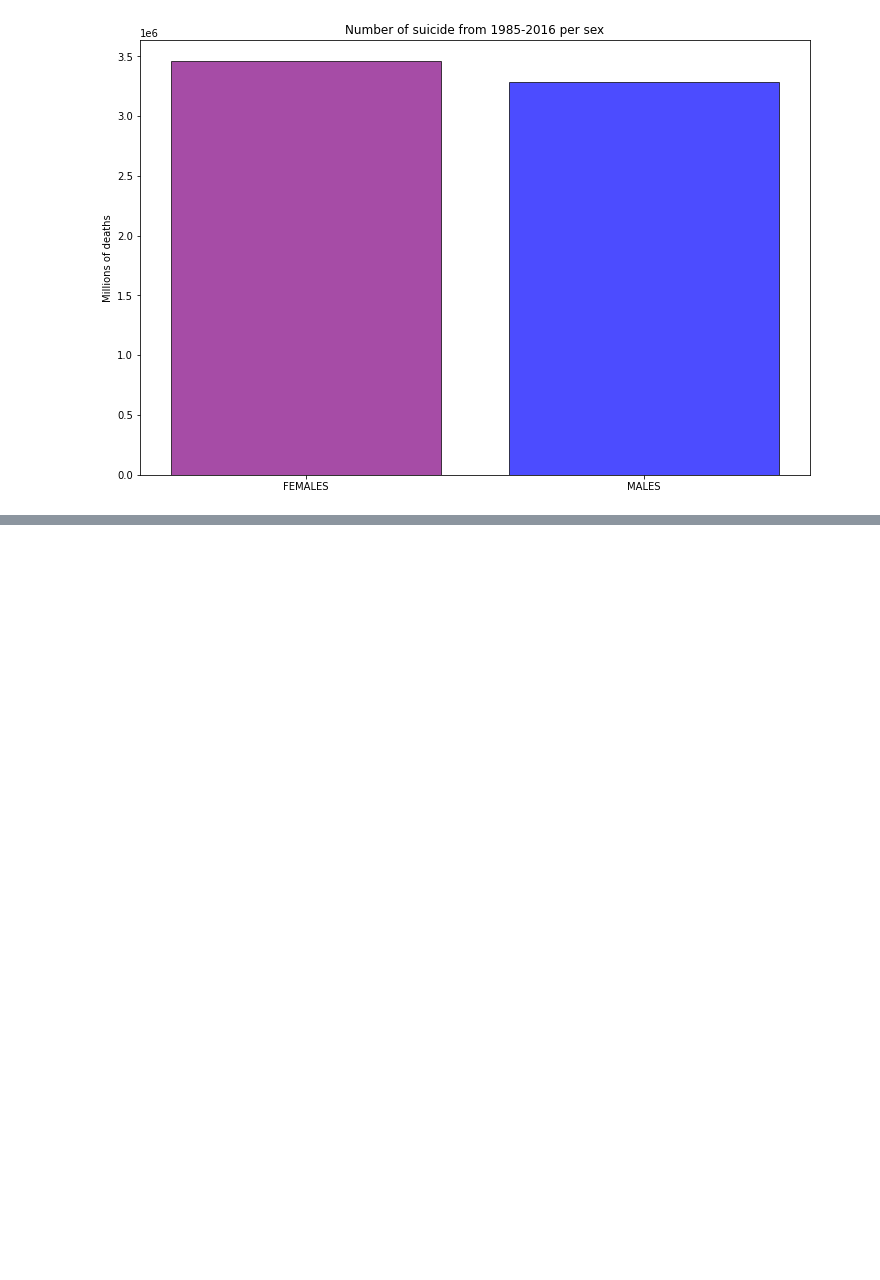
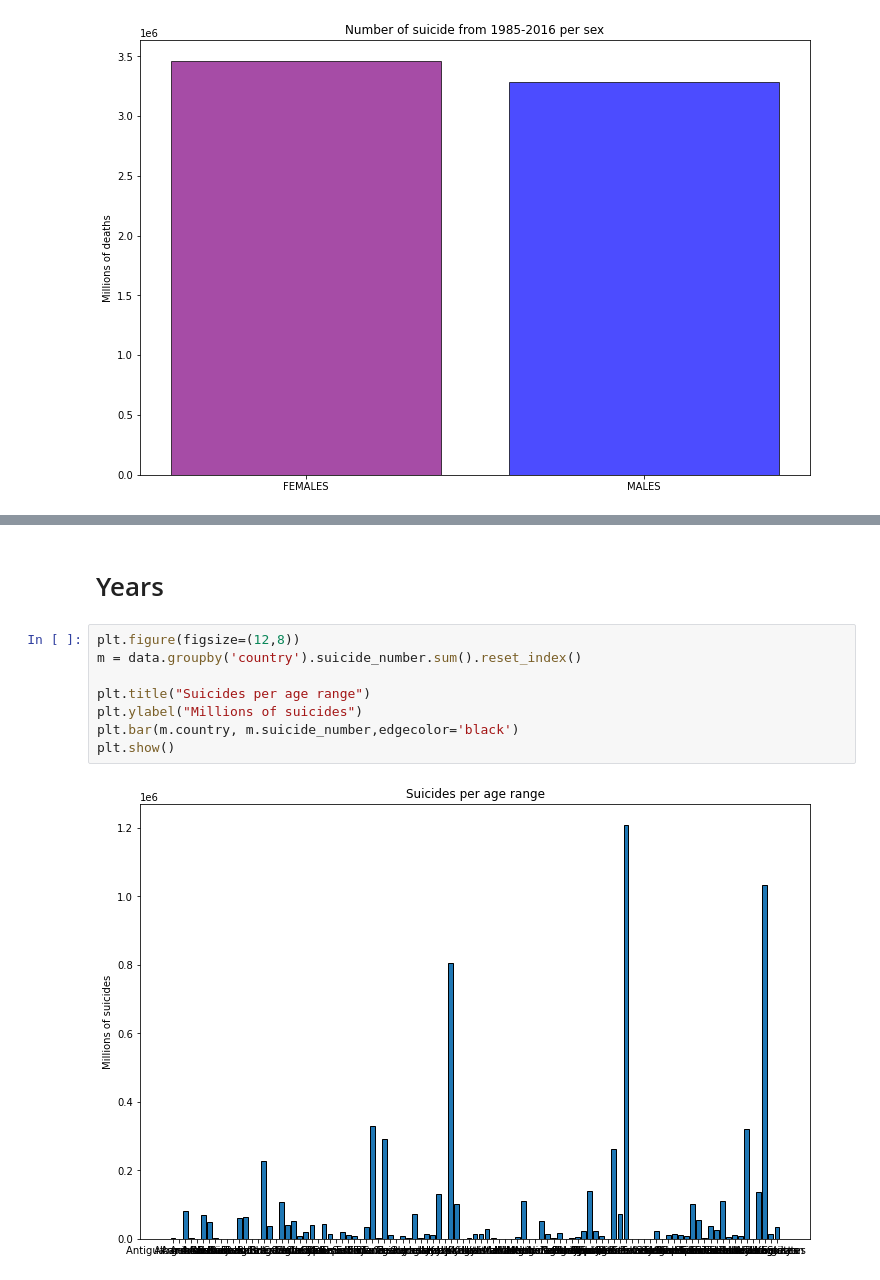
Before and after one commit to crisarenas/W3-pipeline-project, a Jupyter notebook: first_analysis.ipynb, the cells around one changed output, grey strips where cells are left out. Cells and saved outputs as stored; diff of their text form; blank space fills up the shorter version.

```diff
--- a/first_analysis.ipynb
+++ b/first_analysis.ipynb
@@ -58,0 +161,12 @@ plt.show()
+# %% [markdown]
+# Years
+# %%
+plt.figure(figsize=(12,8))
+m = data.groupby('country').suicide_number.sum().reset_index()
+
+plt.title("Suicides per age range")
+plt.ylabel("Millions of suicides")
+plt.bar(m.country, m.suicide_number,edgecolor='black')
+plt.show()
+# %% [output]
+[figure, added]
```
Also changed, not shown: parts of 12 cells of this notebook, 4 other files.
